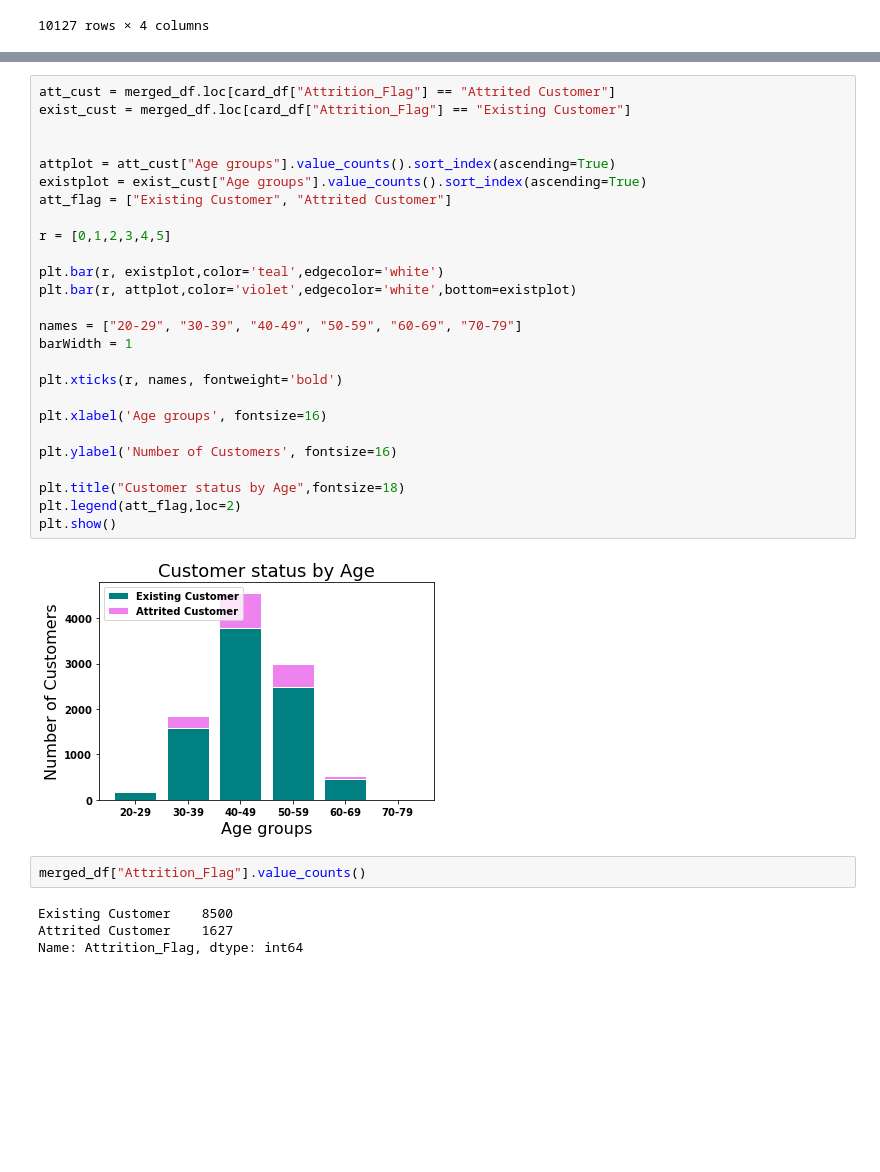
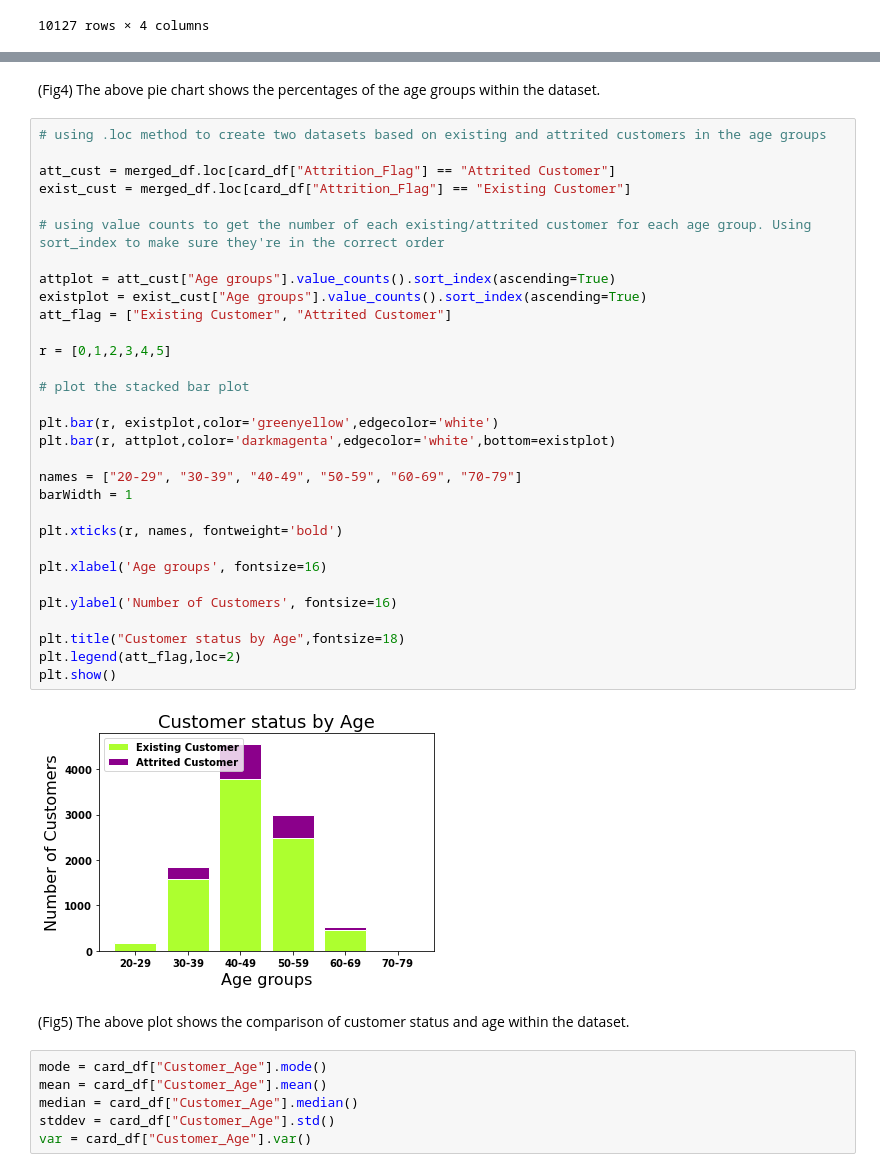
Before and after one commit to Emziicles/Project1-CreditCard, a Jupyter notebook: Project 1 - Emma Second attempt.ipynb, the cells around one changed output, grey strips where cells are left out. Cells and saved outputs as stored; diff of their text form; blank space fills up the shorter version.

```diff
--- a/Project 1 - Emma Second attempt.ipynb
+++ b/Project 1 - Emma Second attempt.ipynb
@@ -223,37 +170,46 @@ merged_df
 pieplot = merged_df["Age groups"].value_counts().plot(kind="pie", y="Age groups", autopct="%1.1f%%", colors=["lightcoral", "palegreen", "darkturquoise", "hotpink", "blueviolet", "cornflowerblue"], figsize=(7,7))
 # %% [output]
 [figure]
+# %% [markdown]
+(Fig4) The above pie chart shows the percentages of the age groups within the dataset.
 # %%
+# using .loc method to create two datasets based on existing and attrited customers in the age groups
+
 att_cust = merged_df.loc[card_df["Attrition_Flag"] == "Attrited Customer"]
 exist_cust = merged_df.loc[card_df["Attrition_Flag"] == "Existing Customer"]
 
+# using value counts to get the number of each existing/attrited customer for each age group. Using sort_index to make sure they're in the correct order
 
 attplot = att_cust["Age groups"].value_counts().sort_index(ascending=True)
 existplot = exist_cust["Age groups"].value_counts().sort_index(ascending=True)
 att_flag = ["Existing Customer", "Attrited Customer"]
 
 r = [0,1,2,3,4,5]
 
-plt.bar(r, existplot,color='teal',edgecolor='white')
-plt.bar(r, attplot,color='violet',edgecolor='white',bottom=existplot)
+# plot the stacked bar plot
+
+plt.bar(r, existplot,color='greenyellow',edgecolor='white')
+plt.bar(r, attplot,color='darkmagenta',edgecolor='white',bottom=existplot)
 
 names = ["20-29", "30-39", "40-49", "50-59", "60-69", "70-79"]
 barWidth = 1
 
 plt.xticks(r, names, fontweight='bold')
 
 plt.xlabel('Age groups', fontsize=16)
 
 plt.ylabel('Number of Customers', fontsize=16)
 
 plt.title("Customer status by Age",fontsize=18)
 plt.legend(att_flag,loc=2)
 plt.show()
 # %% [output]
-[figure, old version]
+[figure, new version]
-# %%
-merged_df["Attrition_Flag"].value_counts()
-# %% [output]
-Existing Customer    8500
-Attrited Customer    1627
-Name: Attrition_Flag, dtype: int64
+# %% [markdown]
+(Fig5) The above plot shows the comparison of customer status and age within the dataset.
+# %%
+mode = card_df["Customer_Age"].mode()
+mean = card_df["Customer_Age"].mean()
+median = card_df["Customer_Age"].median()
+stddev = card_df["Customer_Age"].std()
+var = card_df["Customer_Age"].var()
```
Also changed, not shown: parts of 18 cells of this notebook.
